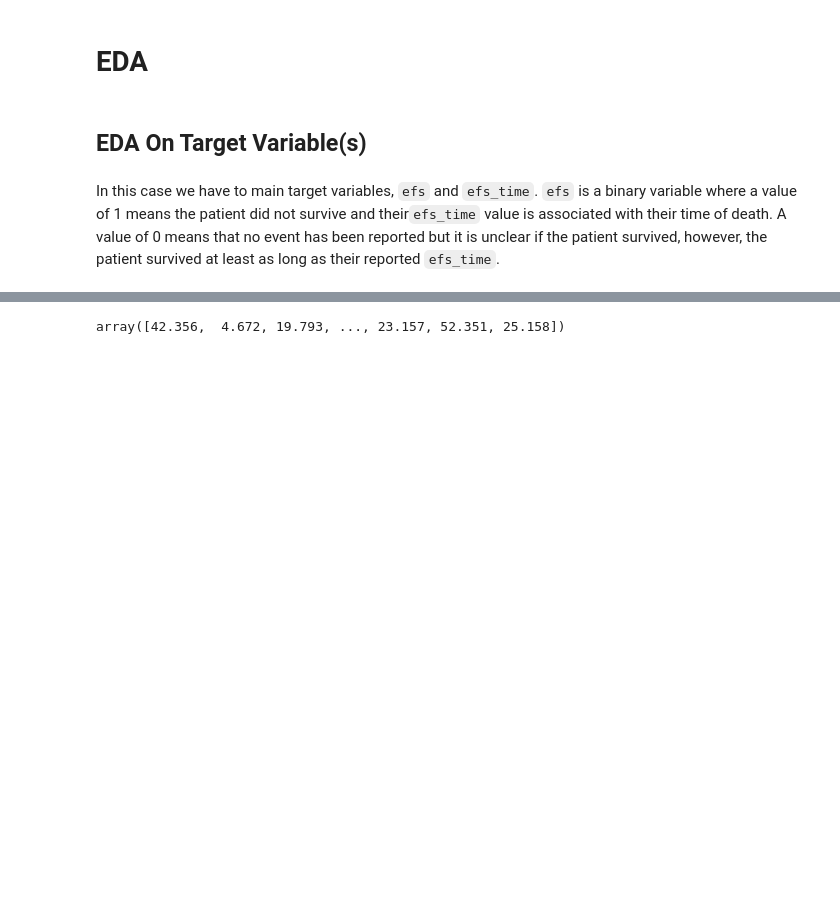
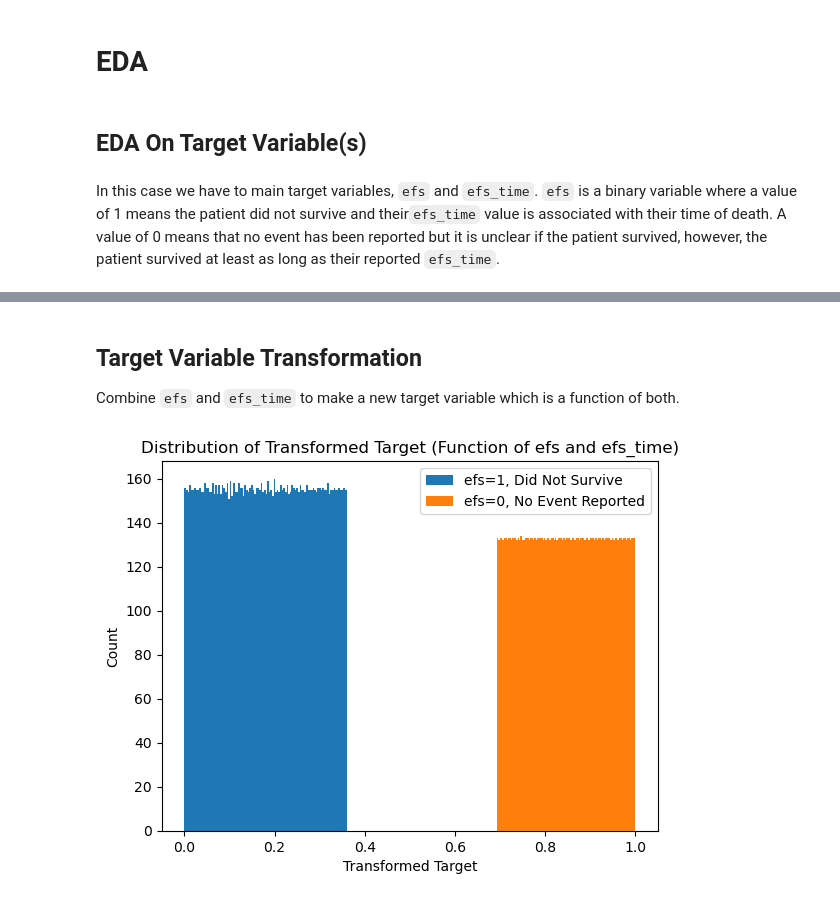
Before and after one commit to CWS01/KaggleHCTOutcomes, a Jupyter notebook: PredictingHCTOutcomes.ipynb, the cells around one changed output, grey strips where cells are left out. Drawn from its saved outputs; the diff is of its cells as text; code cells hidden in the pictures; blank space fills up the shorter version.

```diff
--- a/PredictingHCTOutcomes.ipynb
+++ b/PredictingHCTOutcomes.ipynb
@@ -42,3 +42,21 @@ plt.show()
+# %% [markdown]
+## Target Variable Transformation
+Combine `efs` and `efs_time` to make a new target variable which is a function of both.
 # %%
+traindf['y'] = traindf['efs_time'].values
+mx = traindf.loc[traindf['efs']==1, 'efs_time'].max()
+mn = traindf.loc[traindf['efs']==0, 'efs_time'].min()
+traindf.loc[traindf['efs']==0, 'y'] = traindf.loc[traindf['efs']==0, 'y'] + mx - mn
+traindf['y'] = traindf['y'].rank()
+traindf.loc[traindf['efs']==0, 'y'] += len(traindf)//2
+traindf['y'] = traindf['y']/traindf['y'].max()
+
+plt.hist(traindf.loc[traindf['efs']==1, 'y'], bins=100, label="efs=1, Did Not Survive")
+plt.hist(traindf.loc[traindf['efs']==0, 'y'], bins=100, label='efs=0, No Event Reported')
+plt.xlabel('Transformed Target')
+plt.ylabel('Count')
+plt.title('Distribution of Transformed Target (Function of efs and efs_time)')
+plt.legend()
+plt.show()
 # %% [output]
-array([42.356,  4.672, 19.793, ..., 23.157, 52.351, 25.158])
+[figure, added]
```
Also changed, not shown: parts of 1 cell of this notebook.
